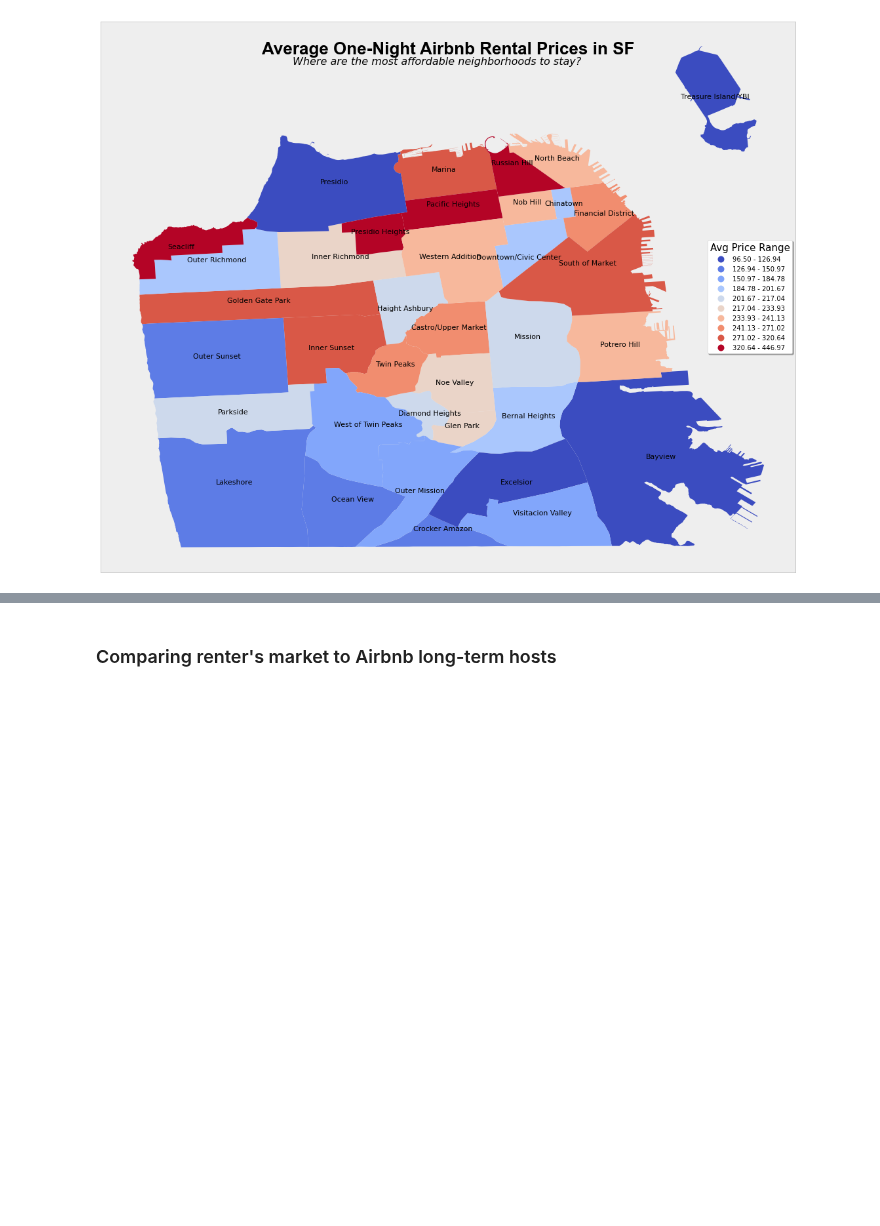
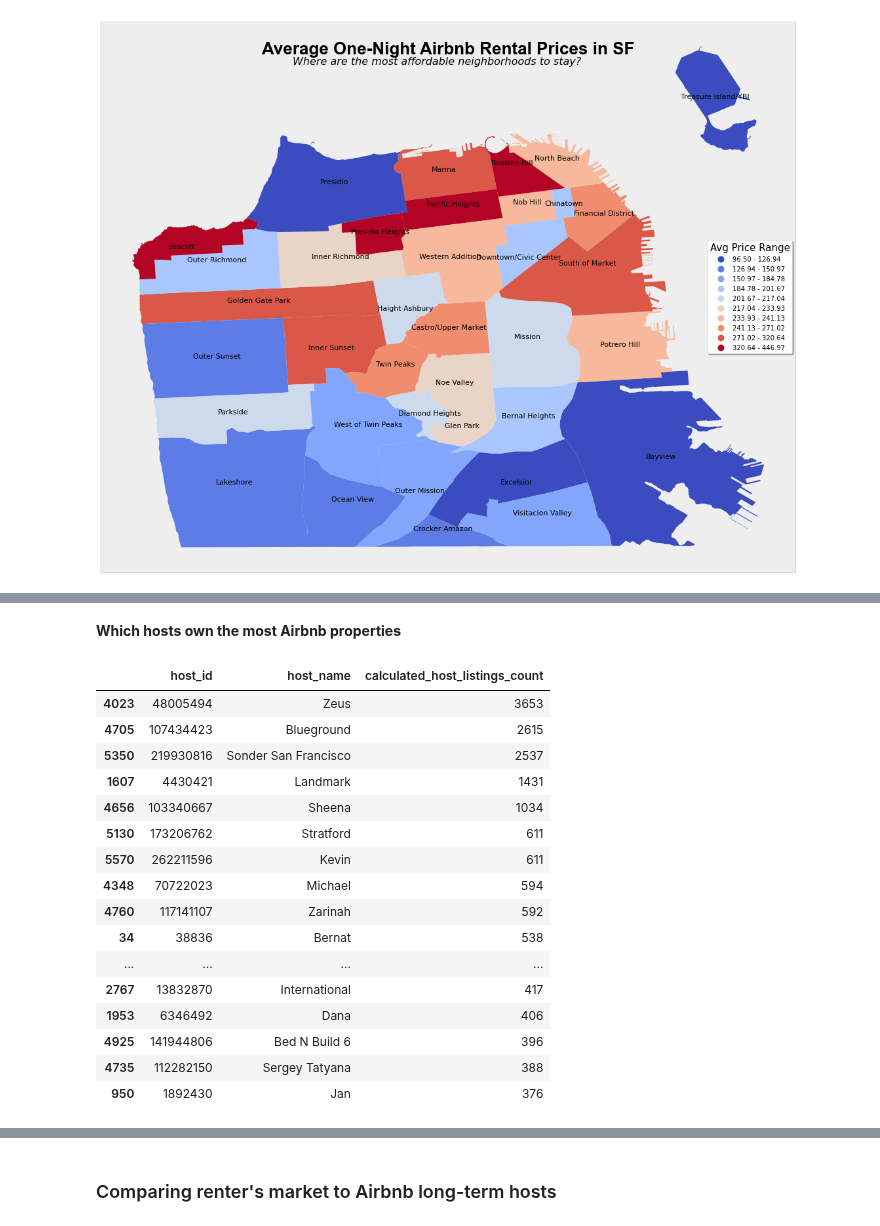
Before and after one commit to KishenSharma6/SF-Airbnb-Analysis, a Jupyter notebook: Project_Codes/02_EDA/2020_0525_Listings_EDA.ipynb, the cells around one changed output, grey strips where cells are left out. Cells and saved outputs as stored; diff of their text form; code cells hidden in the pictures; blank space fills up the shorter version.

```diff
--- a/Project_Codes/02_EDA/2020_0525_Listings_EDA.ipynb
+++ b/Project_Codes/02_EDA/2020_0525_Listings_EDA.ipynb
@@ -303,0 +291,28 @@ display(long_term.head(3))
+# %% [markdown]
+**Which hosts own the most Airbnb properties**
+# %%
+#Capture host_ids with the most listings
+property_counts = df.groupby(['host_id','host_name'])['calculated_host_listings_count'].count().reset_index()
+
+property_counts.sort_values(by='calculated_host_listings_count', ascending=False, inplace=True)
+
+#Display top 20
+property_counts.head(20)
+# %% [output]
+|  | host_id | host_name | calculated_host_listings_count |
+| 4023 | 48005494 | Zeus | 3653 |
+| 4705 | 107434423 | Blueground | 2615 |
+| 5350 | 219930816 | Sonder San Francisco | 2537 |
+| 1607 | 4430421 | Landmark | 1431 |
+| 4656 | 103340667 | Sheena | 1034 |
+| 5130 | 173206762 | Stratford | 611 |
+| 5570 | 262211596 | Kevin | 611 |
+| 4348 | 70722023 | Michael | 594 |
+| 4760 | 117141107 | Zarinah | 592 |
+| 34 | 38836 | Bernat | 538 |
+| ... | ... | ... | ... |
+| 2767 | 13832870 | International | 417 |
+| 1953 | 6346492 | Dana | 406 |
+| 4925 | 141944806 | Bed N Build 6 | 396 |
+| 4735 | 112282150 | Sergey Tatyana | 388 |
+| 950 | 1892430 | Jan | 376 |
```
Also changed, not shown: parts of 16 cells of this notebook, 2 other files.
